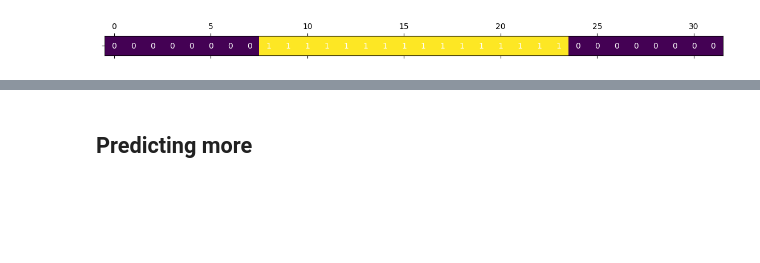
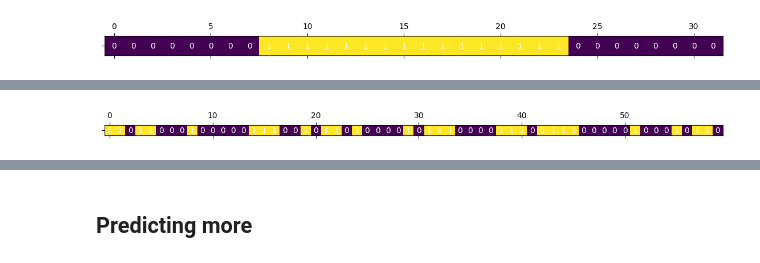
Before and after one commit to geohof/miniverse, a Jupyter notebook: notebooks/AnomaliesSavedModel.ipynb, the cells around one changed output, grey strips where cells are left out. Saved outputs shown, nothing was run; the diff lists cells and outputs as text; code cells hidden in the pictures; blank space fills up the shorter version.

```diff
--- a/notebooks/AnomaliesSavedModel.ipynb
+++ b/notebooks/AnomaliesSavedModel.ipynb
@@ -31,0 +31,6 @@ lion.to_plt().show()
+# %%
+from miniverse.miniverse import Miniverse
+random_verse = Miniverse(verse_len=10000, random_seed = 606)
+random_verse.to_plt(to_index=60).show()
+# %% [output]
+[figure, new version]
```
Also changed, not shown: parts of 20 cells of this notebook, 5 other files.
